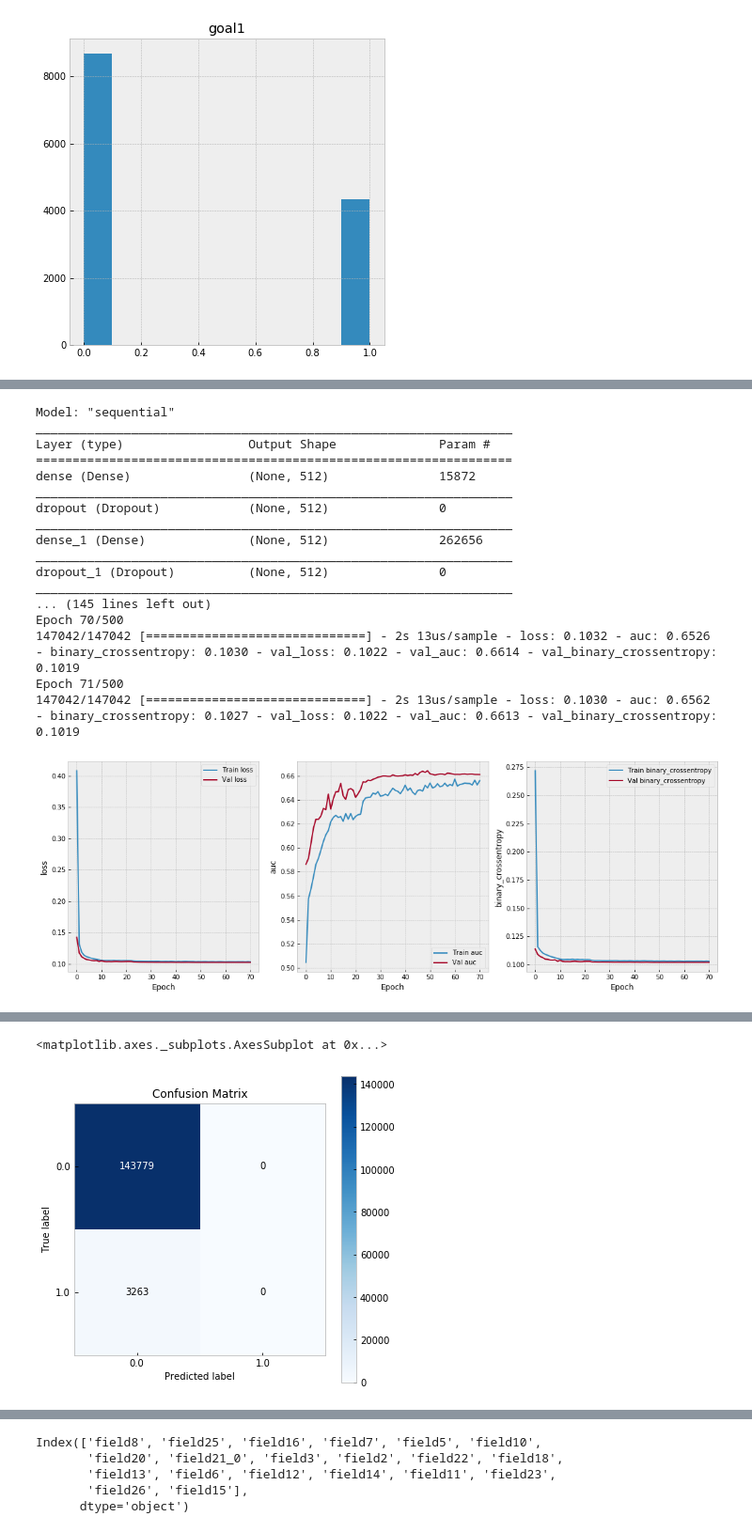
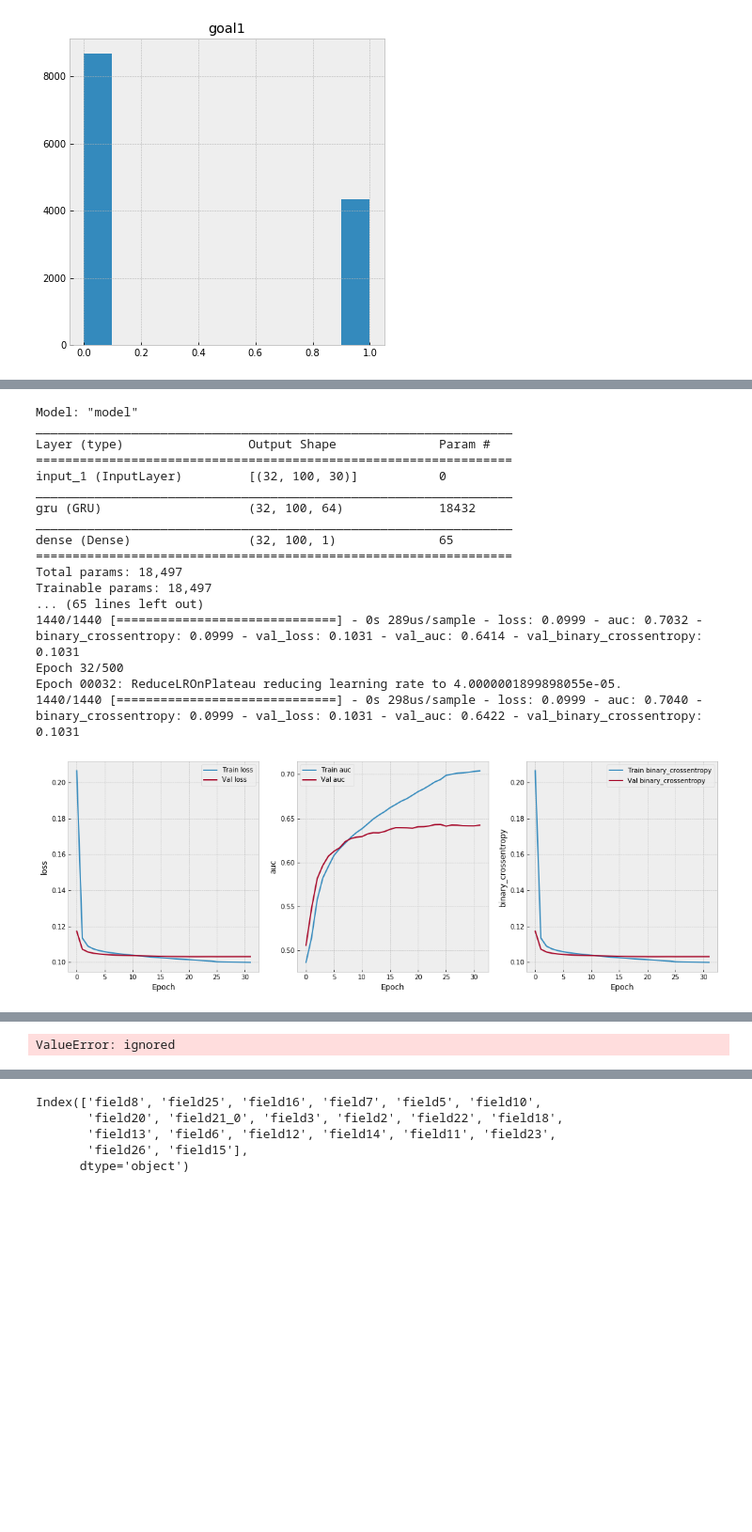
Before and after one commit to andygoosh/OneTwoTrip-Contest, a Jupyter notebook: NN.ipynb, the cells around one changed output, grey strips where cells are left out. Shown at 94% size. Saved outputs shown, nothing was run; the diff lists cells and outputs as text; code cells hidden in the pictures; blank space fills up the shorter version.

```diff
--- a/NN.ipynb
+++ b/NN.ipynb
@@ -421,25 +171,37 @@ def plot_history(history, metric_names):
 # %%
-tf.keras.backend.clear_session()
+from tensorflow.keras.layers import *
+from tensorflow.keras.models import Sequential, Model
+
+tf.keras.backend.clear_session() # goosh
 
 EPOCHS = 500
-BS = 512
+BS = 32
+BLOCK = 100
 
 X, y = prepare_data( df_train )
 X_train, X_cv, y_train, y_cv = train_test_split(X, y, random_state=RS, shuffle=True)
-
+FEATURES_NUM = X.shape[1]
 #center, scale = tr_data[FTS_COLS].mean().values, tr_data[FTS_COLS].std().values
 #trn = (tr_data[FTS_COLS].values - center)/scale
 #cvn = (cv_data[FTS_COLS].values - center)/scale
 
-FEATURES_NUM = X.shape[1]
-weight_decay = 0.01
-model = tf.keras.Sequential([
-    tf.keras.layers.Dense(512, input_shape=(FEATURES_NUM,), activation='relu', kernel_regularizer=keras.regularizers.l2(weight_decay)),
-    tf.keras.layers.Dropout(0.2),
-    tf.keras.layers.Dense(512, activation='relu'),
-    tf.keras.layers.Dropout(0.2),
-    tf.keras.layers.Dense(1, activation='sigmoid'),
-  ])
+X_train = X_train[:(X_train.shape[0] // (BLOCK * BS)) * BLOCK * BS]
+X_train = X_train.values.reshape(-1, BLOCK, FEATURES_NUM)
+y_train = y_train[:(y_train.shape[0] // (BLOCK * BS)) * BLOCK * BS]
+y_train_ = y_train.values.reshape(-1, BLOCK, 1)
+
+X_cv = X_cv[:(X_cv.shape[0] // (BLOCK * BS)) * BLOCK * BS]
+X_cv = X_cv.values.reshape(-1, BLOCK, FEATURES_NUM)
+y_cv = y_cv[:(y_cv.shape[0] // (BLOCK * BS)) * BLOCK * BS]
+y_cv_ = y_cv.values.reshape(-1, BLOCK, 1)
+
+x = inputs = Input(shape=(BLOCK, FEATURES_NUM,), batch_size=BS)
+x = GRU(64, return_sequences=True, stateful=True)(x)
+# x = Dropout(0.5)(x)
+# x = LSTM(128, return_sequences=True)(x)
+out = Dense(1, activation='sigmoid')(x)
+model = Model(inputs,out)
+
 optimizer=keras.optimizers.Adam(lr=1e-3)
 model.compile(optimizer=optimizer,
               metrics=[tf.keras.metrics.AUC(),
@@ -455,8 +217,8 @@ class ResetStatesCallback(keras.callbacks.Callback):
     def on_batch_begin(self, batch, logs):
         self.model.reset_states()
 
-lr_schedule = keras.callbacks.ReduceLROnPlateau(verbose=0, factor=0.1, patience=10, monitor='val_loss', mode='min')
-early_stop = keras.callbacks.EarlyStopping( patience=20, monitor='val_loss', mode='min' )
+lr_schedule = keras.callbacks.ReduceLROnPlateau(verbose=1, factor=0.2, patience=7, monitor='val_loss', mode='min')
+early_stop = keras.callbacks.EarlyStopping( patience=10, monitor='val_loss', mode='min' )
 model_save = keras.callbacks.ModelCheckpoint( "my_checkpoint.h5", monitor='val_loss', save_best_only=True, mode='min' )
 reset_states = ResetStatesCallback()
 
@@ -466,59 +228,59 @@ callbacks = [ early_stop,
         reset_states
         ]
 
-history = model.fit(X_train, y_train,
+history = model.fit(X_train, y_train_,
           epochs=EPOCHS,
           batch_size=BS,
           shuffle=False,
           use_multiprocessing=True,
           verbose=1,
-          validation_data=(X_cv, y_cv),
+          validation_data=(X_cv, y_cv_),
           callbacks=callbacks)
 
 model = keras.models.load_model('my_checkpoint.h5')
 
 plot_history(history, model.metrics_names)
 
-score = model.evaluate(X_train, y_train.values,
+score = model.evaluate(X_train, y_train_,
                         batch_size=BS,
                         verbose=0,
                         use_multiprocessing=True)
 for i in range(len(model.metrics_names)):
   print('{}: {:.4f} '.format(model.metrics_names[i], score[i]), end='')
 print('')
 
-score = model.evaluate(X_cv, y_cv.values,
+score = model.evaluate(X_cv, y_cv_,
                         batch_size=BS,
                         verbose=0,
                         use_multiprocessing=True)
 for i in range(len(model.metrics_names)):
   print('{}: {:.4f} '.format(model.metrics_names[i], score[i]), end='')
 print('')
 
 model.reset_states()
 
 train_preds = pd.DataFrame(model.predict(X_train, use_multiprocessing=True), index=y_train.index, columns=y_train.columns)
 cv_preds = pd.DataFrame(model.predict(X_cv, use_multiprocessing=True), index=y_cv.index, columns=y_cv.columns)
 
 import scikitplot as skplt
 skplt.metrics.plot_confusion_matrix( y_train, train_preds.values.argmax(axis=1))
 skplt.metrics.plot_confusion_matrix( y_cv, cv_preds.values.argmax(axis=1))
 # %% [output]
-Model: "sequential"
+Model: "model"
 _________________________________________________________________
 Layer (type)                 Output Shape              Param #
 =================================================================
-dense (Dense)                (None, 512)               15872
+input_1 (InputLayer)         [(32, 100, 30)]           0
 _________________________________________________________________
-dropout (Dropout)            (None, 512)               0
+gru (GRU)                    (32, 100, 64)             18432
 _________________________________________________________________
-dense_1 (Dense)              (None, 512)               262656
-_________________________________________________________________
-dropout_1 (Dropout)          (None, 512)               0
-_________________________________________________________________
-... (145 lines left out)
-Epoch 70/500
-147042/147042 [==============================] - 2s 13us/sample - loss: 0.1032 - auc: 0.6526 - binary_crossentropy: 0.1030 - val_loss: 0.1022 - val_auc: 0.6614 - val_binary_crossentropy: 0.1019
-Epoch 71/500
-147042/147042 [==============================] - 2s 13us/sample - loss: 0.1030 - auc: 0.6562 - binary_crossentropy: 0.1027 - val_loss: 0.1022 - val_auc: 0.6613 - val_binary_crossentropy: 0.1019
+dense (Dense)                (32, 100, 1)              65
+=================================================================
+Total params: 18,497
+Trainable params: 18,497
+... (65 lines left out)
+1440/1440 [==============================] - 0s 289us/sample - loss: 0.0999 - auc: 0.7032 - binary_crossentropy: 0.0999 - val_loss: 0.1031 - val_auc: 0.6414 - val_binary_crossentropy: 0.1031
+Epoch 32/500
+Epoch 00032: ReduceLROnPlateau reducing learning rate to 4.0000001899898055e-05.
+1440/1440 [==============================] - 0s 298us/sample - loss: 0.0999 - auc: 0.7040 - binary_crossentropy: 0.0999 - val_loss: 0.1031 - val_auc: 0.6422 - val_binary_crossentropy: 0.1031
-[figure, old version]
+[figure, new version]
@@ -527,2 +289 @@ loss: 0.1022 auc: 0.6619 binary_crossentropy: 0.1019
-<matplotlib.axes._subplots.AxesSubplot at 0x...>
+ValueError: ignored
-[figure, removed]
```
Also changed, not shown: parts of 22 cells of this notebook.
